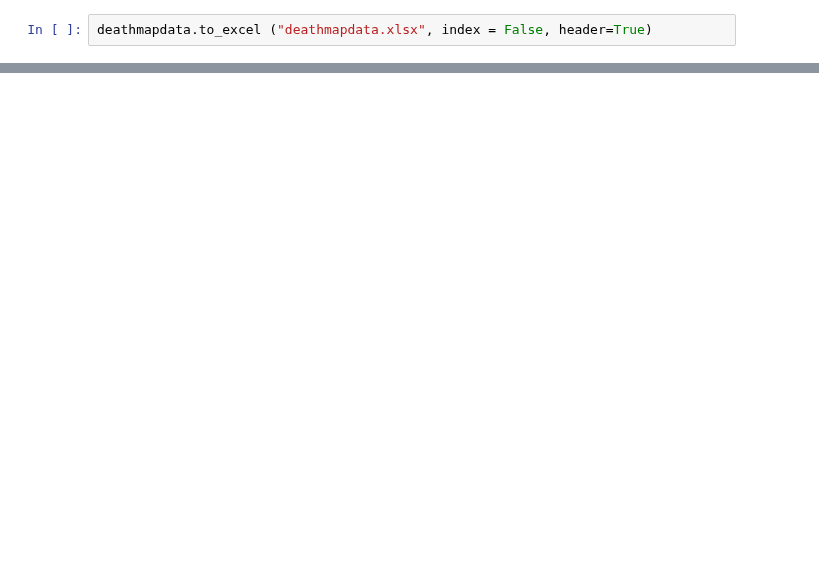
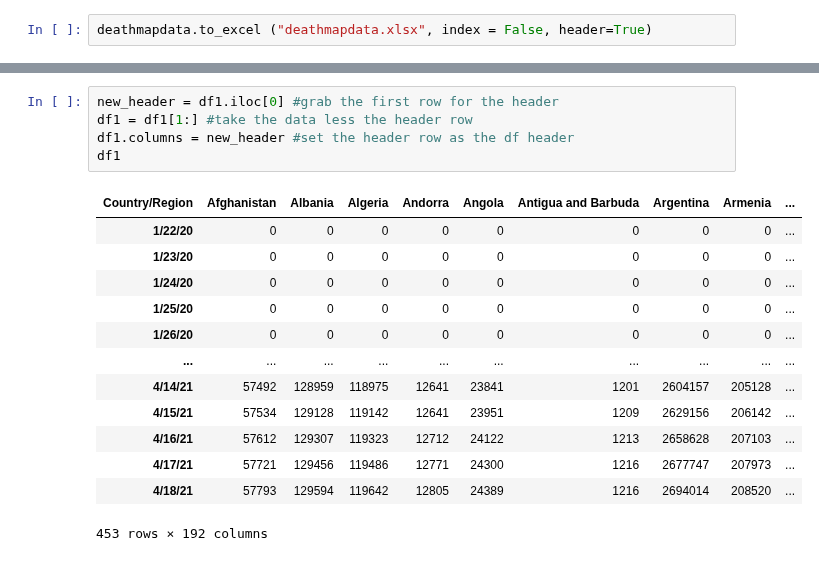
Before and after one commit to iannjari/covid-19-cases-and-mortality-forecaster, a Jupyter notebook: Data Preview.ipynb, the cells around one changed output, grey strips where cells are left out. Cells and saved outputs as stored; diff of their text form; blank space fills up the shorter version.

Commit message:
Graphing data pre-processing

```diff
--- a/Data Preview.ipynb
+++ b/Data Preview.ipynb
@@ -398,0 +426,19 @@ deathmapdata.to_excel ("deathmapdata.xlsx", index = False, header=True)
+# %%
+new_header = df1.iloc[0] #grab the first row for the header
+df1 = df1[1:] #take the data less the header row
+df1.columns = new_header #set the header row as the df header
+df1
+# %% [output]
+| Country/Region | Afghanistan | Albania | Algeria | Andorra | Angola | Antigua and Barbuda | Argentina | Armenia | ... |
+| 1/22/20 | 0 | 0 | 0 | 0 | 0 | 0 | 0 | 0 | ... |
+| 1/23/20 | 0 | 0 | 0 | 0 | 0 | 0 | 0 | 0 | ... |
+| 1/24/20 | 0 | 0 | 0 | 0 | 0 | 0 | 0 | 0 | ... |
+| 1/25/20 | 0 | 0 | 0 | 0 | 0 | 0 | 0 | 0 | ... |
+| 1/26/20 | 0 | 0 | 0 | 0 | 0 | 0 | 0 | 0 | ... |
+| ... | ... | ... | ... | ... | ... | ... | ... | ... | ... |
+| 4/14/21 | 57492 | 128959 | 118975 | 12641 | 23841 | 1201 | 2604157 | 205128 | ... |
+| 4/15/21 | 57534 | 129128 | 119142 | 12641 | 23951 | 1209 | 2629156 | 206142 | ... |
+| 4/16/21 | 57612 | 129307 | 119323 | 12712 | 24122 | 1213 | 2658628 | 207103 | ... |
+| 4/17/21 | 57721 | 129456 | 119486 | 12771 | 24300 | 1216 | 2677747 | 207973 | ... |
+| 4/18/21 | 57793 | 129594 | 119642 | 12805 | 24389 | 1216 | 2694014 | 208520 | ... |
+453 rows × 192 columns
```
Also changed, not shown: parts of 33 cells of this notebook.
